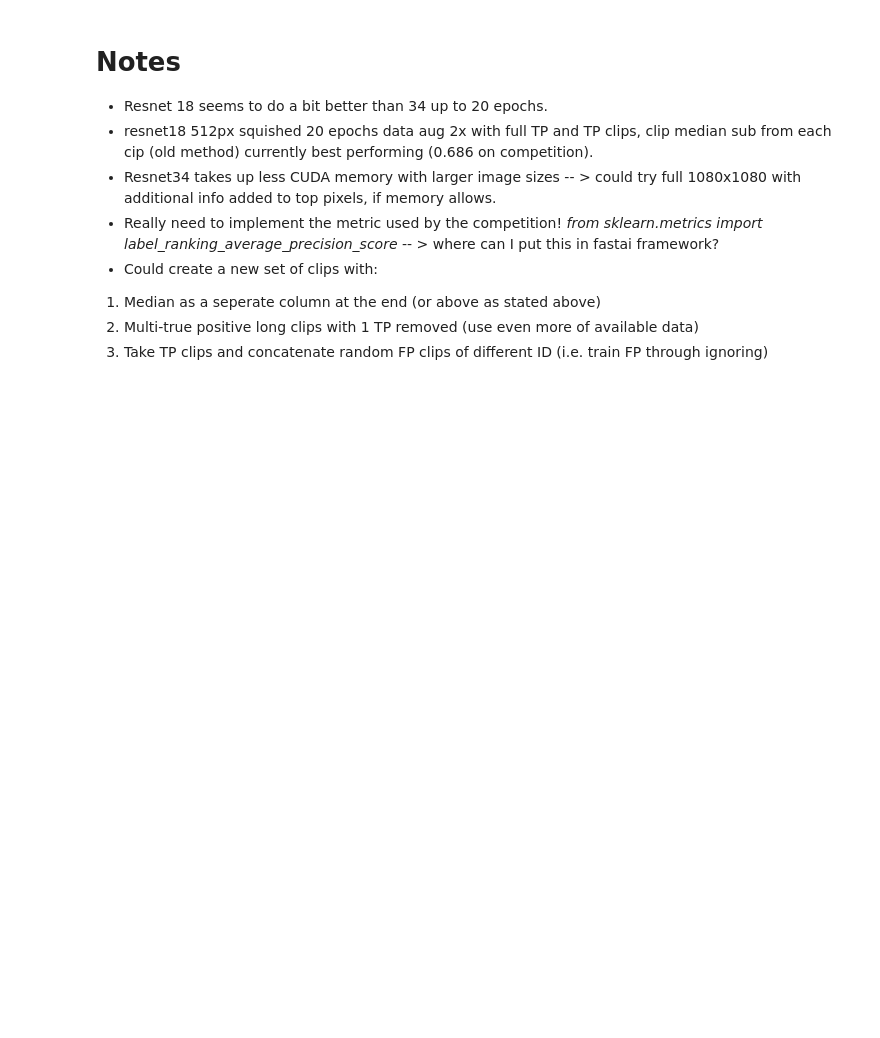
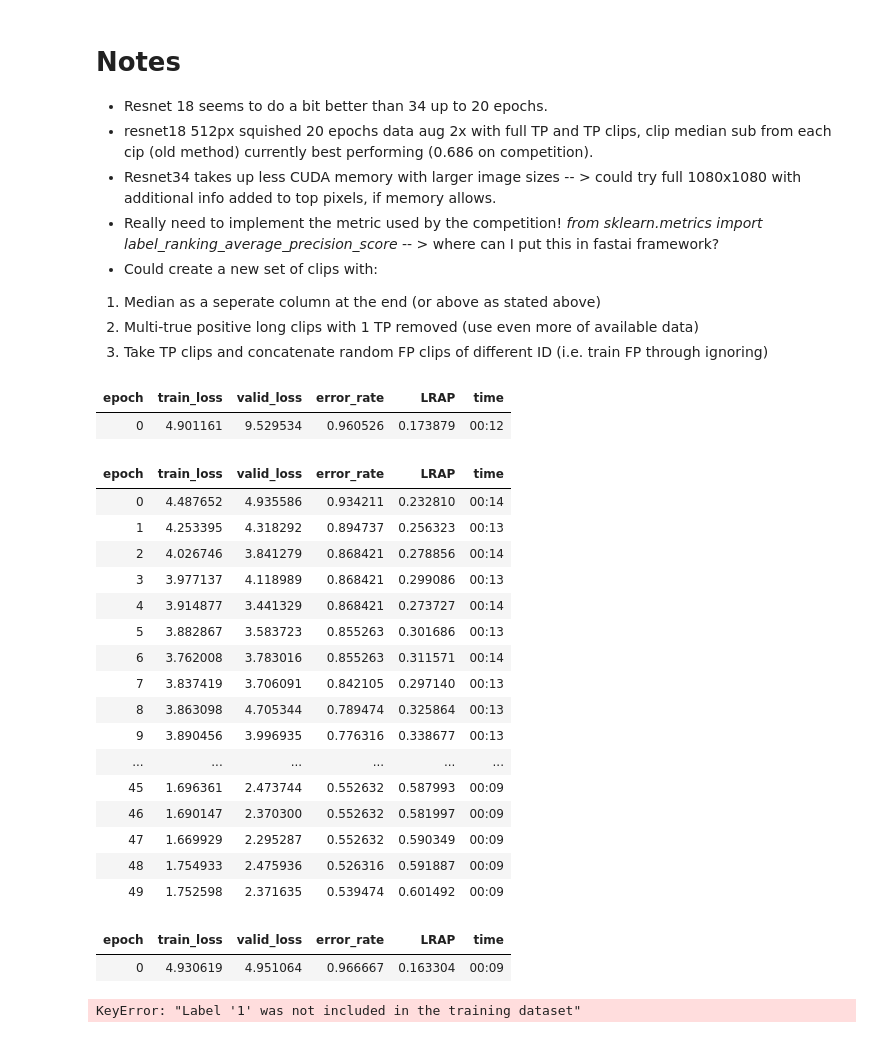
Before and after one commit to KidElectric/rfcx_kaggle, a Jupyter notebook: notebooks/3.0-bri-train-models-experiments.ipynb, the cells around one changed output. Saved outputs shown, nothing was run; the diff lists cells and outputs as text; code cells hidden in the pictures; blank space fills up the shorter version.

```diff
--- a/notebooks/3.0-bri-train-models-experiments.ipynb
+++ b/notebooks/3.0-bri-train-models-experiments.ipynb
@@ -168,7 +158,7 @@ interp.plot_confusion_matrix()
 [figure]
 # %%
 # learn.export(fname='resnet34_15epoch_256_clips.pkl')
-model_name='rn101_50ep_512_clip_full_aug2_noflip_FB_120320_mixup0p5.pkl'
+model_name='rn101_50ep_lr8p32e-10_434_clip_TP_FP_NP_aug2_noflip_120420_mixup0p5.pkl' #FB=
 learn.export(fname=CC_MODEL_ROOT.joinpath(model_name)) #30e = 0.717
 # %%
 path=CC_MODEL_ROOT
@@ -294,18 +180,3 @@ interp.plot_top_losses(4, nrows=1)
-# %%
-#Score all photos using collection of expert models (this doesn't seem to work great but can get 0.338 in 1 v. all):
-pngs=[png for png in TEST_AUDIO_ROOT.glob('*.png')]
-#cols=['%d' % id for id in np.unique(df_tp['species_id'])]
-df_prob=pd.DataFrame(index=df_test['recording_id'],columns=['s%d' % i for i in range(0,24,1)])
-for spec in np.unique(df_tp['species_id']):
-    mpath=Path('D:\\rfcx-species-audio-detection\\models').joinpath('res34_s%s' % spec)
-    load_learn=learn.load(mpath,with_opt=True)
-    print('Running model %d...' % spec)
-    for png in pngs:
-        fn=png.parts[-1]
-        rec=fn.split('.')[0]
-        is_singer,_,probs=load_learn.predict(png)
-        df_prob['s%d' % spec][rec]=float(probs[1])
-df_prob.to_csv(DATA_ROOT.joinpath('submission_1vall_360_RandResize_3epoch_clip.csv'))
 # %% [markdown]
 # Notes
 * Resnet 18 seems to do a bit better than 34 up to 20 epochs.
@@ -328,3 +199,47 @@ def LRAP(inp, targ, sigmoid=True):
     for i,t in enumerate(targ_v):
         targ_array[i,t]=1
     return skm.label_ranking_average_precision_score(targ_array,pred)
+# %%
+# Train many smaller models on randomly subsampled image sets (n=50 to start)
+def which_singer(x): return x.parts[-1].split('_')[1]
+rs = 15
+path =CC_ROOT.joinpath('data').joinpath('processed').joinpath('resamp_%d' % 15)
+nmodels=50
+mixup = MixUp(0.5)
+for i in range(nmodels):
+    subset=path.joinpath(str(i))
+    dls = ImageDataLoaders.from_path_func(
+        subset, get_image_files(subset), valid_pct=0.2, seed=42,
+        label_func=which_singer, item_tfms=Resize(224,ResizeMethod.Squish),
+        batch_tfms=aug_transforms(mult=2, do_flip=False),
+        num_workers=0,bs=6)
+
+    learn = cnn_learner(dls, resnet101, cbs=mixup,
+                        loss_func=CrossEntropyLossFlat(),
+                        metrics=[error_rate, LRAP])
+    learn.fine_tune(50)
+    model_name='rn101_50ep_224_resamp%d_TP_FP_NP_aug2_noflip_mixup0p5.pkl' % rs
+    learn.export(fname=path.joinpath('models').joinpath(model_name)) #30e = 0.717
+# %% [output]
+| epoch | train_loss | valid_loss | error_rate | LRAP | time |
+| 0 | 4.901161 | 9.529534 | 0.960526 | 0.173879 | 00:12 |
+| epoch | train_loss | valid_loss | error_rate | LRAP | time |
+| 0 | 4.487652 | 4.935586 | 0.934211 | 0.232810 | 00:14 |
+| 1 | 4.253395 | 4.318292 | 0.894737 | 0.256323 | 00:13 |
+| 2 | 4.026746 | 3.841279 | 0.868421 | 0.278856 | 00:14 |
+| 3 | 3.977137 | 4.118989 | 0.868421 | 0.299086 | 00:13 |
+| 4 | 3.914877 | 3.441329 | 0.868421 | 0.273727 | 00:14 |
+| 5 | 3.882867 | 3.583723 | 0.855263 | 0.301686 | 00:13 |
+| 6 | 3.762008 | 3.783016 | 0.855263 | 0.311571 | 00:14 |
+| 7 | 3.837419 | 3.706091 | 0.842105 | 0.297140 | 00:13 |
+| 8 | 3.863098 | 4.705344 | 0.789474 | 0.325864 | 00:13 |
+| 9 | 3.890456 | 3.996935 | 0.776316 | 0.338677 | 00:13 |
+| ... | ... | ... | ... | ... | ... |
+| 45 | 1.696361 | 2.473744 | 0.552632 | 0.587993 | 00:09 |
+| 46 | 1.690147 | 2.370300 | 0.552632 | 0.581997 | 00:09 |
+| 47 | 1.669929 | 2.295287 | 0.552632 | 0.590349 | 00:09 |
+| 48 | 1.754933 | 2.475936 | 0.526316 | 0.591887 | 00:09 |
+| 49 | 1.752598 | 2.371635 | 0.539474 | 0.601492 | 00:09 |
+| epoch | train_loss | valid_loss | error_rate | LRAP | time |
+| 0 | 4.930619 | 4.951064 | 0.966667 | 0.163304 | 00:09 |
+KeyError: "Label '1' was not included in the training dataset"
```
Also changed, not shown: parts of 12 cells of this notebook, 4 other files.
